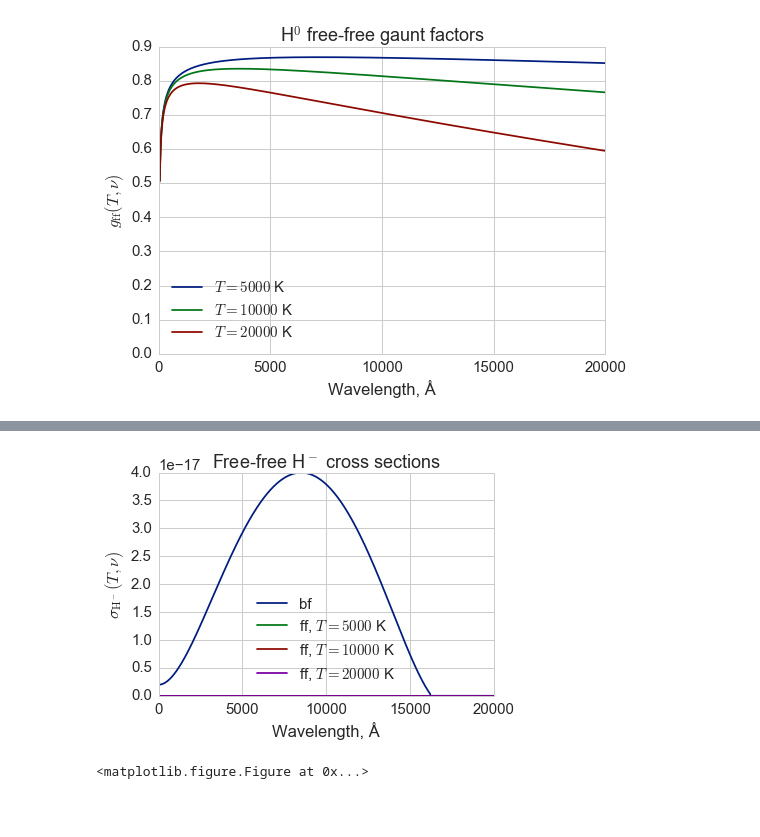
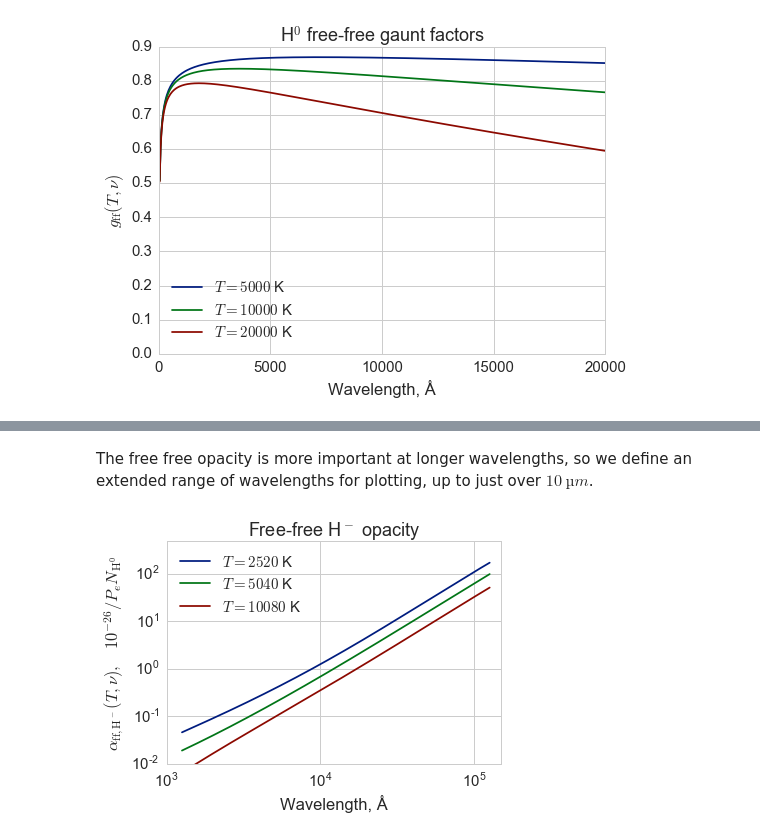
Before and after one commit to deprecated/lte-opacities, a Jupyter notebook: LTE Opacity.ipynb, the cells around one changed output, grey strips where cells are left out. Drawn from its saved outputs; the diff is of its cells as text; code cells hidden in the pictures; blank space fills up the shorter version.

Commit message:
Finish the H- opacity

```diff
--- a/LTE Opacity.ipynb
+++ b/LTE Opacity.ipynb
@@ -424,7 +424,7 @@ def xsec_H0_freefree(T, nu):
 
     Multiplicar por Ne N(H+) para dar coeficiente de absorción (cm^{-1})
     """
-    return alpha0 * gaunt_H0_freefree(T, nu) * T**-1.5 / nu**2 # Rybicki, eq. 5.19b
+    return alpha0.cgs.value * gaunt_H0_freefree(T, nu) * T**-1.5 / nu**2 # Rybicki, eq. 5.19b
 # %%
 def gaunt_H0_freefree(T, nu):
   """
@@ -502,17 +530,22 @@ def xsec_Hminus_freefree(T, nu):
     return xsec
+# %% [markdown]
+The free free opacity is more important at longer wavelengths, so we define an extended range of wavelengths for plotting, up to just over $10~µm$.
+# %%
+wavs_extend = np.logspace(3.1, 5.1, 500)*u.AA
+freqs_extend = (light_speed/wavs_extend).cgs
 # %%
 fig, ax = plt.subplots(1, 1)
-ax.plot(wavs, xsec_Hminus_boundfree(freqs.value),
-         label=r'bf')
-
-for T in [5e3, 1e4, 2e4]:
-  ax.plot(wavs, xsec_Hminus_freefree(T, freqs.value),
-         label=r'ff, $T = {:.0f}$ K'.format(T))
+for T in [2520.0, 5040.0, 10080.0]:
+  ax.plot(wavs_extend, xsec_Hminus_freefree(T, freqs_extend.value)/1e-26,
+         label=r'$T = {:.0f}$ K'.format(T))
 ax.plot()
-ax.set_ylim(0.0, None)
-ax.legend(loc='lower center')
+ax.set_ylim(0.01, 500)
+ax.set_xlim(1000.0, 150000.0)
+ax.legend(loc='upper left')
+ax.set_xscale('log')
+ax.set_yscale('log')
 ax.set_xlabel(r'Wavelength, Å')
-ax.set_ylabel(r'$\sigma_\mathrm{H^-}(T, \nu)$')
-ax.set_title('Free-free H$^-$ cross sections');
+ax.set_ylabel(r'$\alpha_\mathrm{ff,H^-}(T, \nu),\quad 10^{-26}/ P_e N_\mathrm{H^0}$ ')
+ax.set_title('Free-free H$^-$ opacity');
 # %% [output]
-[figure, old version]
+[figure, new version]
@@ -529,20 +551,0 @@ nu = LIGHTSPEED_CGS / (wav * ANGSTROM_CGS)
-# %%
-# Gray, Fig 8.5a-d
-subfig_list = "abcd"
-T_list = [5143.0, 6429.0, 7715.0, 11572.0]
-logPe_list = [1.08, 1.77, 2.50, 2.76]
-for T, logPe, subfig in zip(T_list, logPe_list, subfig_list):
-    Pe = 10**logPe
-    Hden = funcHden(Pe, T)
-    y = Hplus_fraction(Hden, T)
-    for label, opacity in opacidad_total(Hden, T, nu).items():
-        plt.plot(wav, opacity, label=label)
-    plt.title(u"T = %i K, log Pe = %.2f, log Hden = %.2f, H+/H0 = %.2e" % (T, logPe, np.log10(Hden), y))
-    plt.xlabel(u"lambda, Å")
-    plt.ylabel(u"kappa_nu, unidad = cm^2/g")
-    plt.axis([None, None, 0.0, None])
-    plt.legend()
-    plt.savefig("test_opacity_%s.png" % (subfig))
-    plt.clf()
-# %% [output]
-<matplotlib.figure.Figure at 0x...>
```
Also changed, not shown: parts of 13 cells of this notebook.
